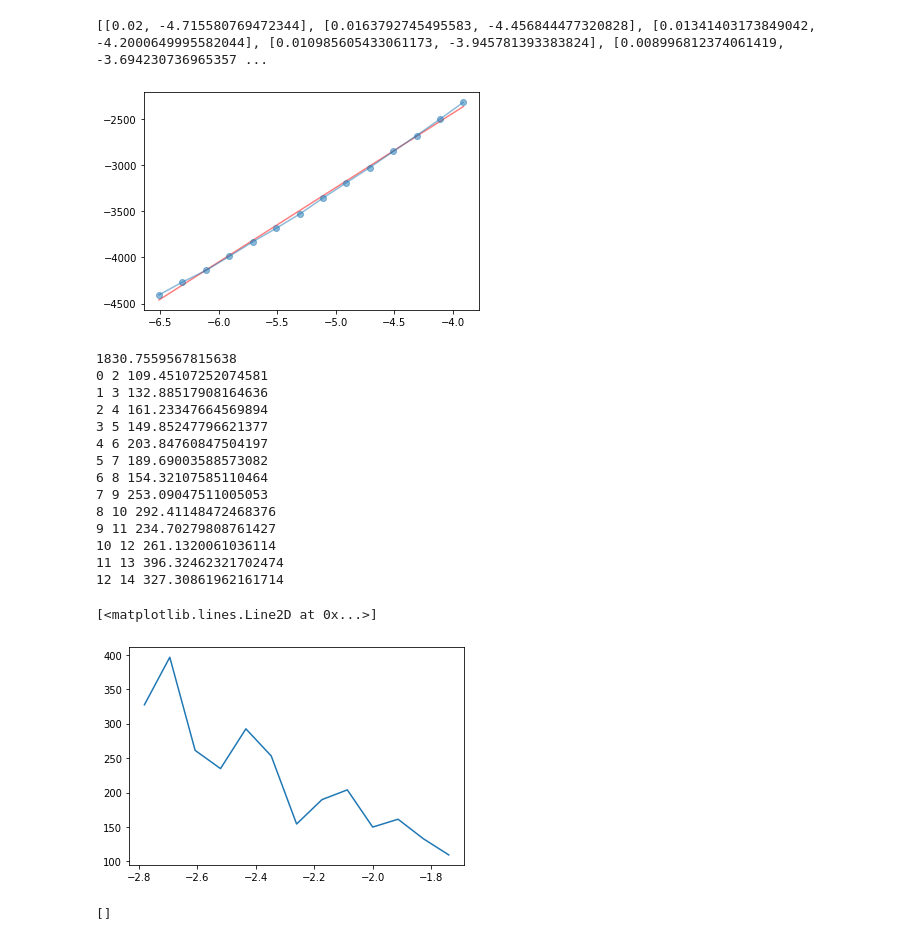
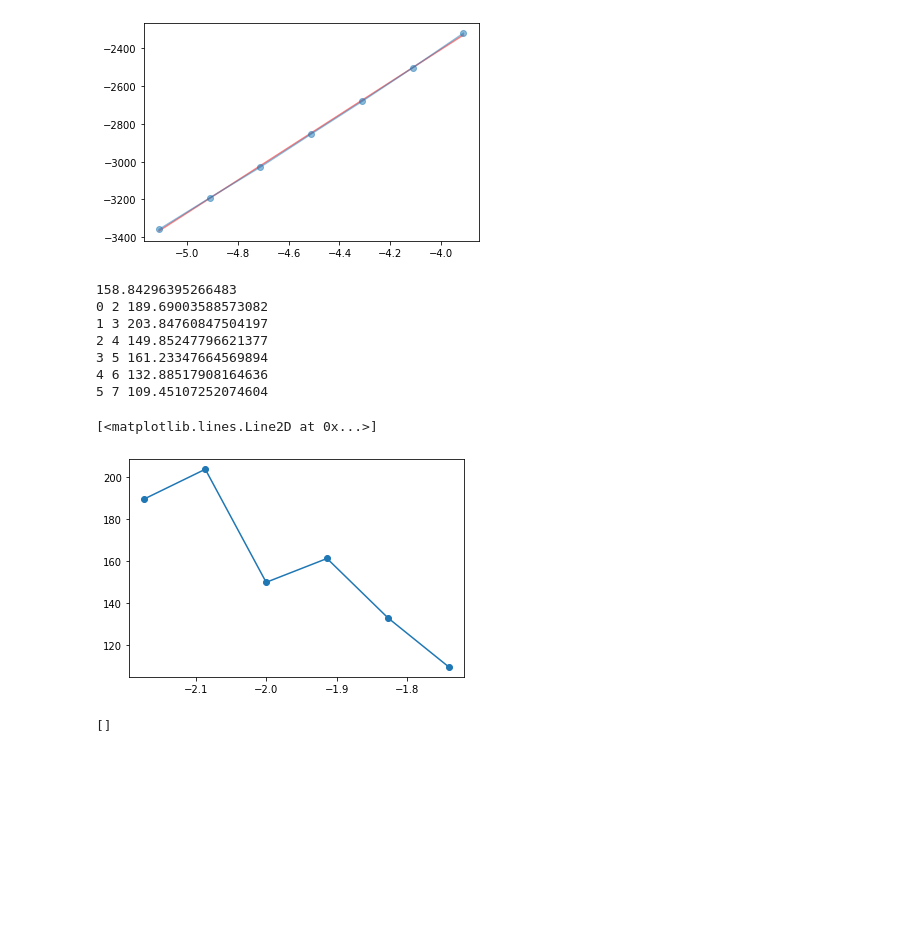
Before and after one commit to rosinality/glow-pytorch, a Jupyter notebook: notebooks/coeff-sequential.ipynb, the cells around one changed output. Saved outputs shown, nothing was run; the diff lists cells and outputs as text; code cells hidden in the pictures; blank space fills up the shorter version.

```diff
--- a/notebooks/coeff-sequential.ipynb
+++ b/notebooks/coeff-sequential.ipynb
@@ -37,18 +37,33 @@ img_size = 32
 channels = 1
 n_pixel = (img_size ** 2) * channels
 
-indicies = range(50,190,10)
+indicies = range(50,120,10)
+# %%
+to_plot = []
+for i in indicies:
+    f_names = glob(f"../old_experiments/sequential-mnist/ll/*dataset#{ds_name}*_{i}.txt")
+#     print(f_names)
+    assert len(f_names) == 1, "You have to be more specific"
+    f = f_names[0]
+    txt = pd.read_csv(f, sep=" ", header=None)
+    noise, pz, logdet = txt.mean()
+    to_plot.append([noise, -(pz + logdet)])
+# %%
+to_plot = []
+for i in indicies:
+    f_names = glob(f"../ll/*dataset#{ds_name}*_{i}.txt")
+#     print(f_names)
+    assert len(f_names) == 1, "You have to be more specific"
+    f = f_names[0]
+    txt = pd.read_csv(f, sep=" ", header=None)
+    noise, pz, logdet, _, _ = txt.mean()
+    to_plot.append([noise, -(pz + logdet)])
 # %%
 to_plot = []
-f_names = glob(f"../losses/losses_train*dataset#{ds_name}*")
-assert len(f_names) == 1, "You have to be more specific"
-f = f_names[0]
-txt = pd.read_csv(f, sep=",", header=None)
-
 for i in indicies:
-    loss, noise, _ = txt[txt.iloc[:, 2] == i].values[0]
-    to_plot.append([noise, -loss])
-
-print(to_plot)
+    f_names = glob(f"../ll/*dataset#{ds_name}*_{i}.txt")
+    assert len(f_names) == 1, "You have to be more specific"
+    f = f_names[0]
+    txt = pd.read_csv(f, sep=" ", header=None)
+    noise, _, _, pz, logdet = txt.mean()
+    to_plot.append([noise, -(pz + logdet)])
-# %% [output]
-[[0.02, -4.715580769472344], [0.0163792745495583, -4.456844477320828], [0.01341403173849042, -4.2000649995582044], [0.010985605433061173, -3.945781393383824], [0.008996812374061419, -3.694230736965357 ...
@@ -64,33 +70,27 @@ for i in indicies:
 # %%
 to_plot = np.array(to_plot)
-coef = -calculate_coeff(to_plot, 0, len(to_plot), log=True, plot=True)
+to_plot = np.sort(to_plot, axis=0)
+coef = calculate_coeff(to_plot, 0, len(to_plot), log=True, plot=True)
 print(n_pixel - coef)
 length = 2
 dims = []
 for i in range(0, len(to_plot)-length+1):
     coef = calculate_coeff(to_plot, i, i + length, log=True, plot=False)
     print(i, i + length, n_pixel - coef)
     dims.append(n_pixel - coef)
 #     dims.append(coef)
-plt.plot(np.log10((to_plot[:-1, 0] + to_plot[1:, 0])/2), dims)
+plt.plot(np.log10((to_plot[:-1, 0] + to_plot[1:, 0])/2), dims, 'o-')
 # %% [output]
-[figure, old version]
+[figure, new version]
-1830.7559567815638
-0 2 109.45107252074581
-1 3 132.88517908164636
-2 4 161.23347664569894
-3 5 149.85247796621377
-4 6 203.84760847504197
-5 7 189.69003588573082
-6 8 154.32107585110464
-7 9 253.09047511005053
-8 10 292.41148472468376
-9 11 234.70279808761427
-10 12 261.1320061036114
-11 13 396.32462321702474
-12 14 327.30861962161714
+158.84296395266483
+0 2 189.69003588573082
+1 3 203.84760847504197
+2 4 149.85247796621377
+3 5 161.23347664569894
+4 6 132.88517908164636
+5 7 109.45107252074604
 [<matplotlib.lines.Line2D at 0x...>]
-[figure, old version]
+[figure, new version]
 # %%
 to_plot = []
 for f in sorted(glob("../ll/*dataset#point_2d*")):
```
Also changed, not shown: parts of 2 cells of this notebook, 4 other files.
